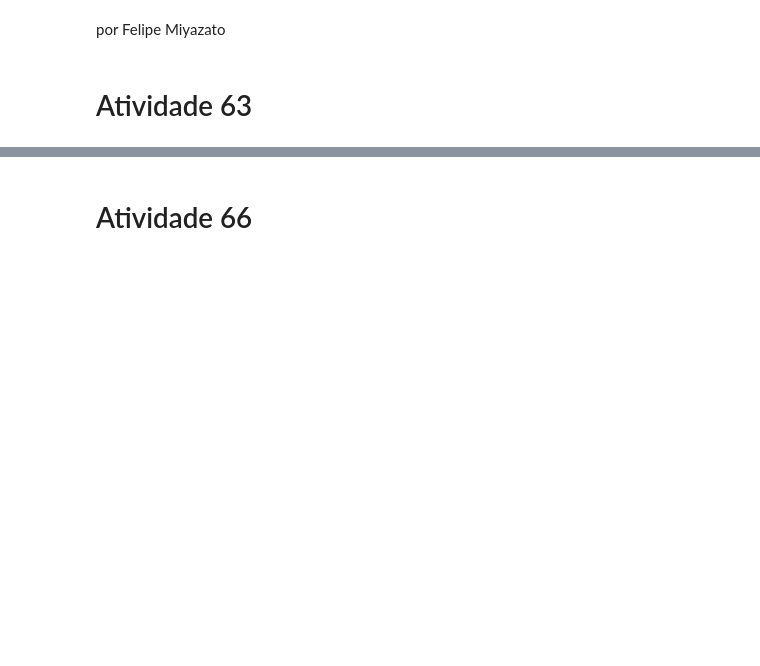
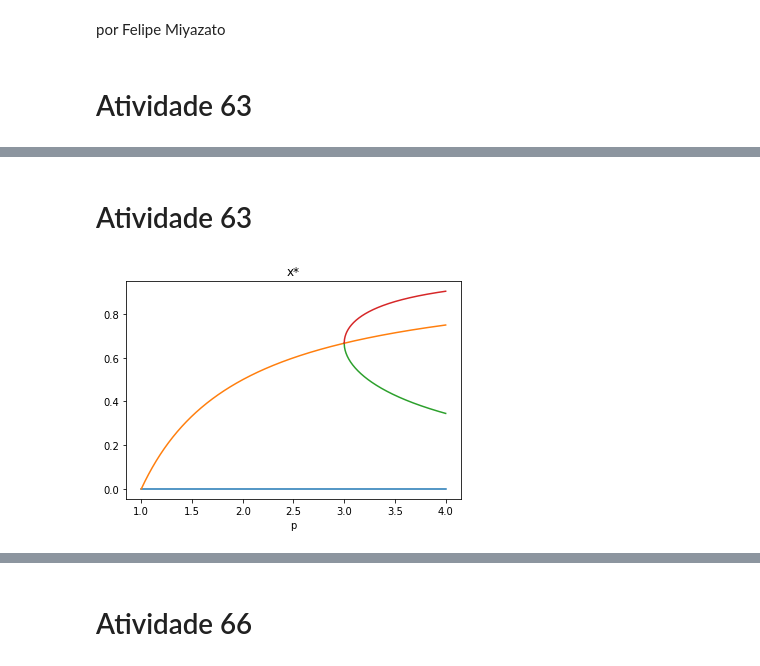
Before and after one commit to felipe-gm/ifusp_introcaos, a Jupyter notebook: Exercícios Introdução ao Caos.ipynb, the cells around one changed output, grey strips where cells are left out. Cells and saved outputs as stored; diff of their text form; code cells hidden in the pictures; blank space fills up the shorter version.

```diff
--- a/Exercícios Introdução ao Caos.ipynb
+++ b/Exercícios Introdução ao Caos.ipynb
@@ -36,0 +63,19 @@ plt.show()
+# %% [markdown]
+# Atividade 63
+# %%
+root_delta = np.sqrt(p**2-2*p-3)
+
+x0 = np.zeros(p.size)
+x1 = fx.copy()
+x2 = (-root_delta+p+1)/(2*p)
+x3 = (root_delta+p+1)/(2*p)
+
+p = np.array([p]*4).T
+f2x = np.array([x0,x1,x2,x3]).T
+
+plt.plot(p,f2x)
+plt.title('x*')
+plt.xlabel('p')
+plt.show()
+# %% [output]
+[figure, added]
```
Also changed, not shown: parts of 7 cells of this notebook.
